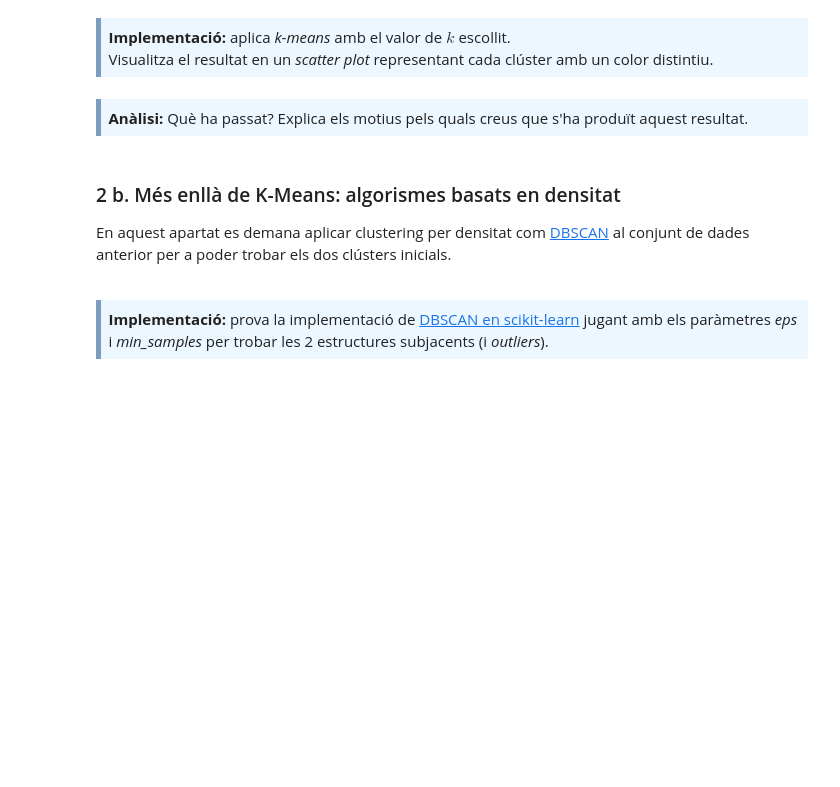
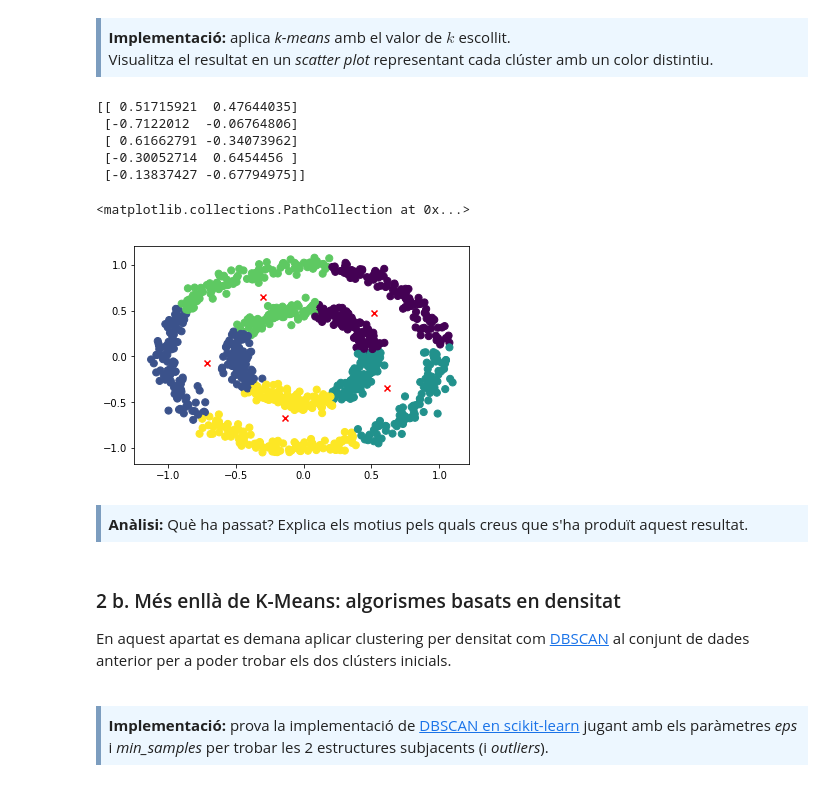
Before and after one commit to caran77/M2.955---Models-avan-ats-de-mineria-de-dades, a Jupyter notebook: PAC2/20191_M2.955_PAC2-Enunciat.ipynb, the cells around one changed output. Cells and saved outputs as stored; diff of their text form; code cells hidden in the pictures; blank space fills up the shorter version.

```diff
--- a/PAC2/20191_M2.955_PAC2-Enunciat.ipynb
+++ b/PAC2/20191_M2.955_PAC2-Enunciat.ipynb
@@ -319,6 +377,24 @@ plt.tight_layout()
 <br>
 Visualitza el resultat en un <i>scatter plot</i> representant cada clúster amb un color distintiu.
 </div>
+# %%
+# Agafam el valor de 5; sembla que no hi ha millora significativa
+clusters = cluster.KMeans(n_clusters=5, max_iter=1000)
+kmeansint = clusters.fit(data_circles[1])
+centroids = kmeansint.cluster_centers_
+print(centroids)
+
+y_kmeans = kmeansint.predict(data_circles[1])
+plt.scatter(data_circles[1][:, 0], data_circles[1][:, 1], c=y_kmeans, s=50, cmap='viridis')
+plt.scatter(centroids[:,0], centroids[:,1], marker="x", color='r')
+# %% [output]
+[[ 0.51715921  0.47644035]
+ [-0.7122012  -0.06764806]
+ [ 0.61662791 -0.34073962]
+ [-0.30052714  0.6454456 ]
+ [-0.13837427 -0.67794975]]
+<matplotlib.collections.PathCollection at 0x...>
+[figure, added]
 # %% [markdown]
 <div style="background-color: #EDF7FF; border-color: #7C9DBF; border-left: 5px solid #7C9DBF; padding: 0.5em;">
 <strong>Anàlisi: </strong> Què ha passat? Explica els motius pels quals creus que s'ha produït aquest resultat.
```
Also changed, not shown: parts of 13 cells of this notebook.
